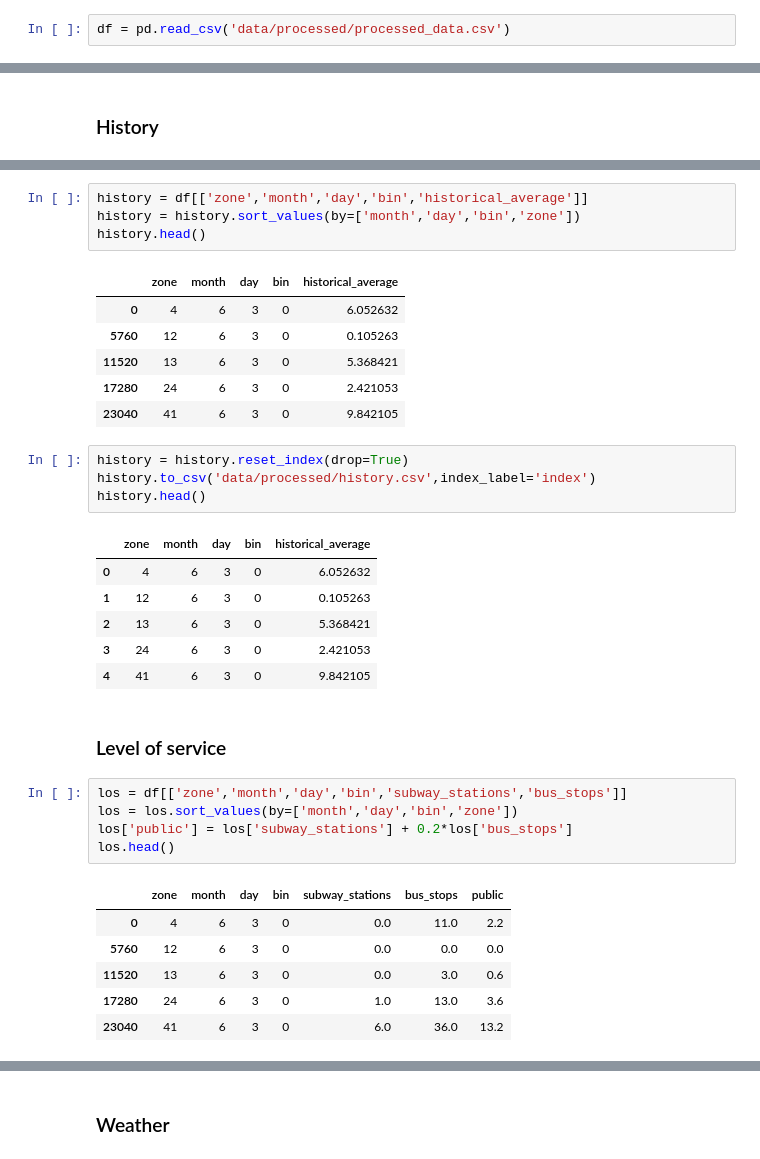
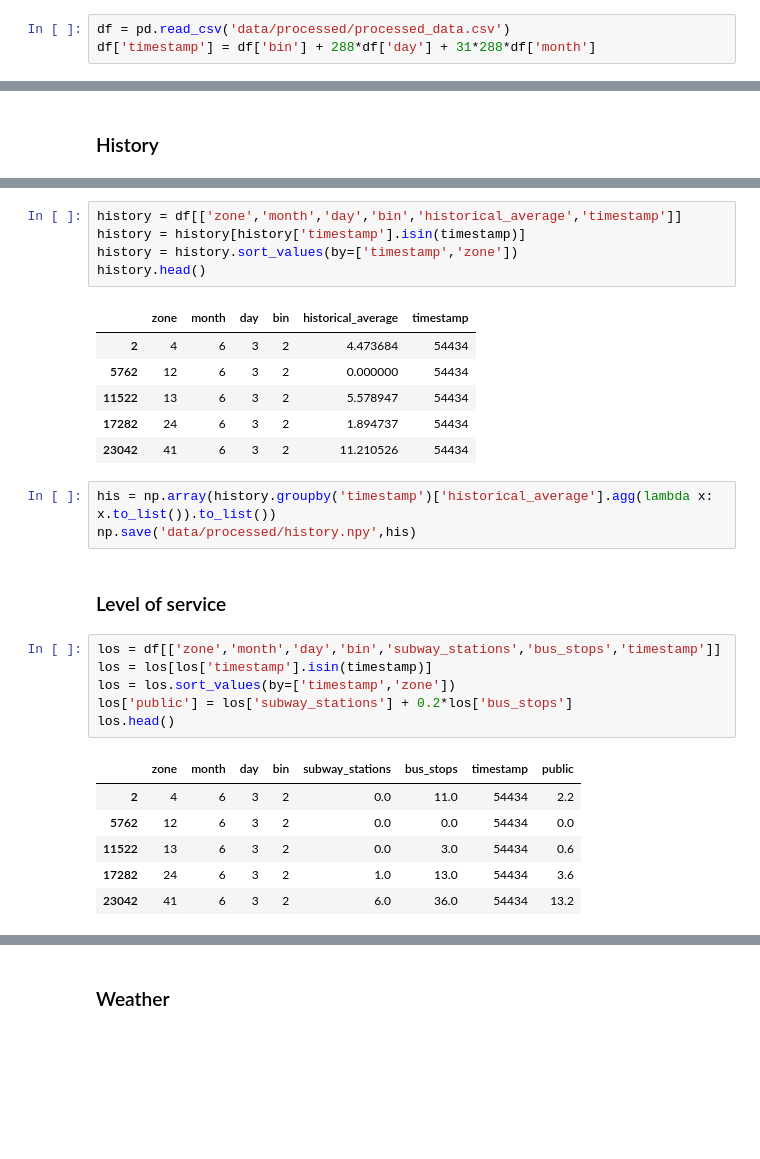
Before and after one commit to elxl/demand-uncertainty, a Jupyter notebook: split_processed.ipynb, the cells around one changed output, grey strips where cells are left out. Drawn from its saved outputs; the diff is of its cells as text; blank space fills up the shorter version.

Commit message:
prepare input data

```diff
--- a/split_processed.ipynb
+++ b/split_processed.ipynb
@@ -5,6 +5,7 @@ import pickle as pkl
 import geopandas as gpd
 # %%
 df = pd.read_csv('data/processed/processed_data.csv')
+df['timestamp'] = df['bin'] + 288*df['day'] + 31*288*df['month']
 # %%
 df.head()
 # %% [output]
@@ -164,36 +166,30 @@ df.head()
 # %%
-history = df[['zone','month','day','bin','historical_average']]
-history = history.sort_values(by=['month','day','bin','zone'])
+history = df[['zone','month','day','bin','historical_average','timestamp']]
+history = history[history['timestamp'].isin(timestamp)]
+history = history.sort_values(by=['timestamp','zone'])
 history.head()
 # %% [output]
-|  | zone | month | day | bin | historical_average |
-| 0 | 4 | 6 | 3 | 0 | 6.052632 |
-| 5760 | 12 | 6 | 3 | 0 | 0.105263 |
-| 11520 | 13 | 6 | 3 | 0 | 5.368421 |
-| 17280 | 24 | 6 | 3 | 0 | 2.421053 |
-| 23040 | 41 | 6 | 3 | 0 | 9.842105 |
+|  | zone | month | day | bin | historical_average | timestamp |
+| 2 | 4 | 6 | 3 | 2 | 4.473684 | 54434 |
+| 5762 | 12 | 6 | 3 | 2 | 0.000000 | 54434 |
+| 11522 | 13 | 6 | 3 | 2 | 5.578947 | 54434 |
+| 17282 | 24 | 6 | 3 | 2 | 1.894737 | 54434 |
+| 23042 | 41 | 6 | 3 | 2 | 11.210526 | 54434 |
-# %%
-history = history.reset_index(drop=True)
-history.to_csv('data/processed/history.csv',index_label='index')
-history.head()
-# %% [output]
-|  | zone | month | day | bin | historical_average |
-| 0 | 4 | 6 | 3 | 0 | 6.052632 |
-| 1 | 12 | 6 | 3 | 0 | 0.105263 |
-| 2 | 13 | 6 | 3 | 0 | 5.368421 |
-| 3 | 24 | 6 | 3 | 0 | 2.421053 |
-| 4 | 41 | 6 | 3 | 0 | 9.842105 |
+# %%
+his = np.array(history.groupby('timestamp')['historical_average'].agg(lambda x: x.to_list()).to_list())
+np.save('data/processed/history.npy',his)
 # %% [markdown]
 ### Level of service
 # %%
-los = df[['zone','month','day','bin','subway_stations','bus_stops']]
-los = los.sort_values(by=['month','day','bin','zone'])
+los = df[['zone','month','day','bin','subway_stations','bus_stops','timestamp']]
+los = los[los['timestamp'].isin(timestamp)]
+los = los.sort_values(by=['timestamp','zone'])
 los['public'] = los['subway_stations'] + 0.2*los['bus_stops']
 los.head()
 # %% [output]
-|  | zone | month | day | bin | subway_stations | bus_stops | public |
-| 0 | 4 | 6 | 3 | 0 | 0.0 | 11.0 | 2.2 |
-| 5760 | 12 | 6 | 3 | 0 | 0.0 | 0.0 | 0.0 |
-| 11520 | 13 | 6 | 3 | 0 | 0.0 | 3.0 | 0.6 |
-| 17280 | 24 | 6 | 3 | 0 | 1.0 | 13.0 | 3.6 |
-| 23040 | 41 | 6 | 3 | 0 | 6.0 | 36.0 | 13.2 |
+|  | zone | month | day | bin | subway_stations | bus_stops | timestamp | public |
+| 2 | 4 | 6 | 3 | 2 | 0.0 | 11.0 | 54434 | 2.2 |
+| 5762 | 12 | 6 | 3 | 2 | 0.0 | 0.0 | 54434 | 0.0 |
+| 11522 | 13 | 6 | 3 | 2 | 0.0 | 3.0 | 54434 | 0.6 |
+| 17282 | 24 | 6 | 3 | 2 | 1.0 | 13.0 | 54434 | 3.6 |
+| 23042 | 41 | 6 | 3 | 2 | 6.0 | 36.0 | 54434 | 13.2 |
```
Also changed, not shown: parts of 20 cells of this notebook, 3 other files.
